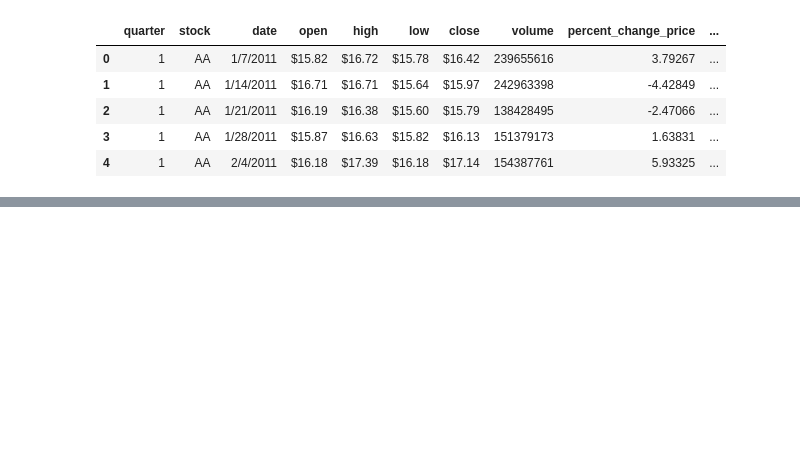
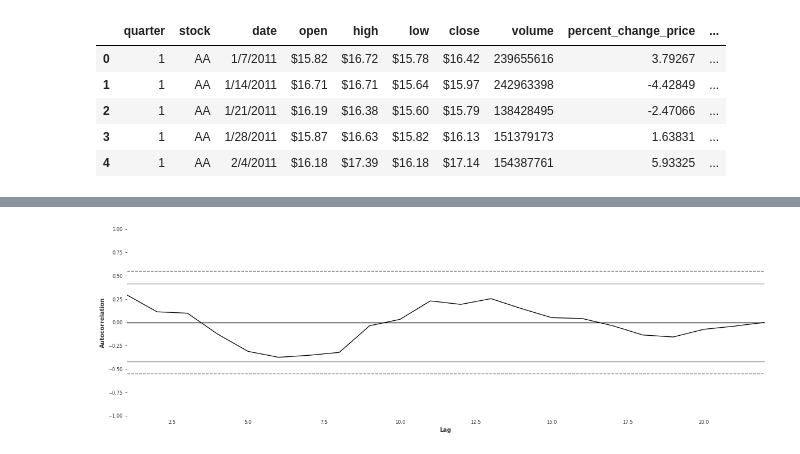
Before and after one commit to DanielFordHUB/solo_project_time_series, a Jupyter notebook: model.ipynb, the cells around one changed output, grey strips where cells are left out. Saved outputs shown, nothing was run; the diff lists cells and outputs as text; code cells hidden in the pictures; blank space fills up the shorter version.

```diff
--- a/model.ipynb
+++ b/model.ipynb
@@ -72,0 +627,5 @@ test_size
+# %%
+autocorrelation_plot(train['percent_change_price'])
+plt.show()
+# %% [output]
+[figure, added]
```
Also changed, not shown: parts of 84 cells of this notebook, 4 other files.
